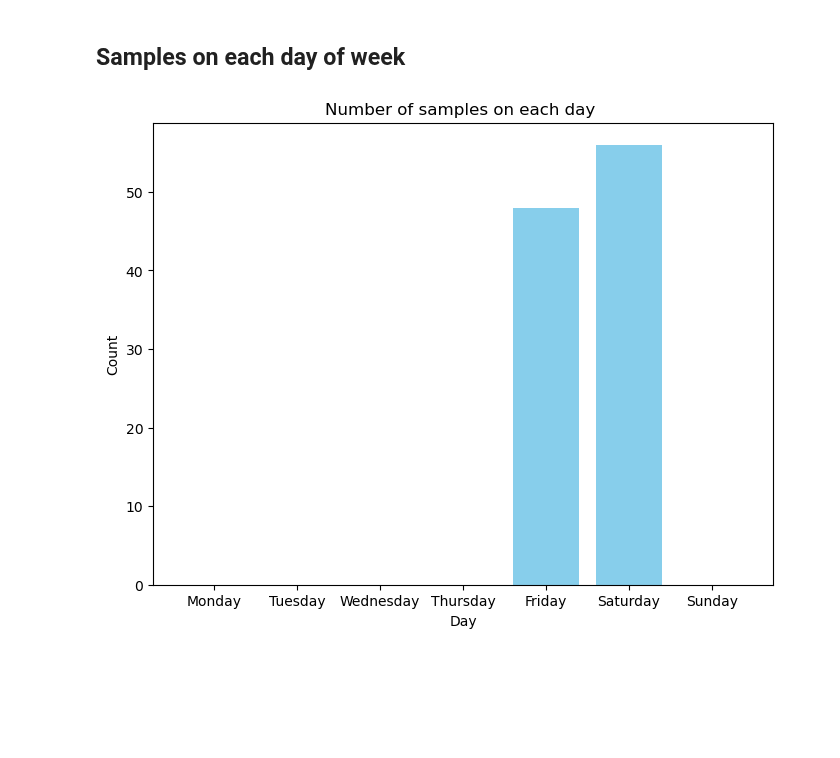
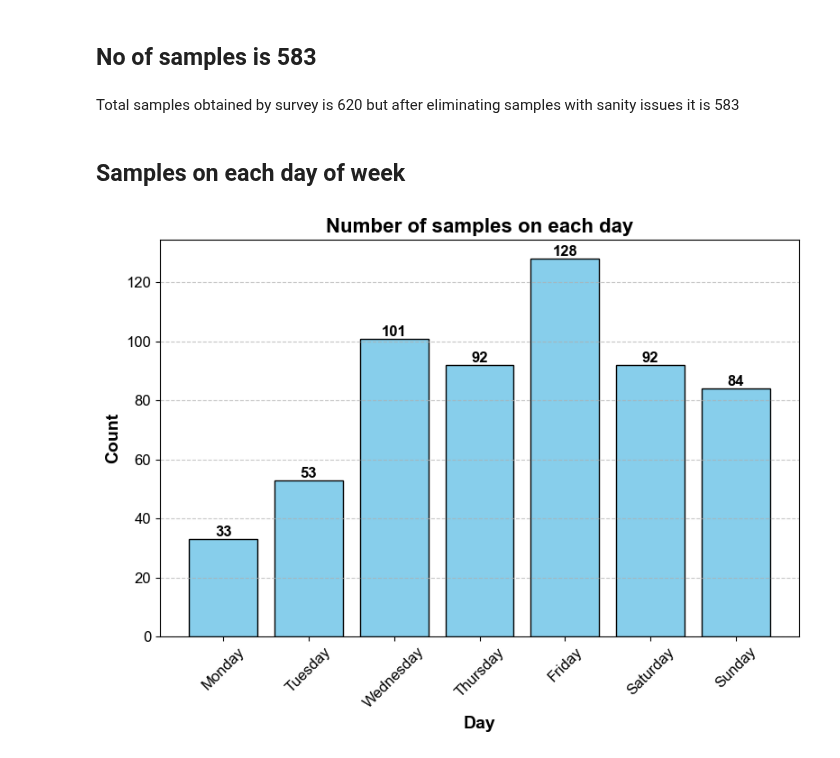
Before and after one commit to Gavaskar24/Metro, a Jupyter notebook: notebook/metro2.ipynb, the cells around one changed output. Drawn from its saved outputs; the diff is of its cells as text; code cells hidden in the pictures; blank space fills up the shorter version.

```diff
--- a/notebook/metro2.ipynb
+++ b/notebook/metro2.ipynb
@@ -9,7 +11,7 @@ import re
 # %%
 file_path='E:/Metro2/raw_data//'
 # file_path='E:/Metro2/artifacts//'
-df=pd.read_csv(file_path+'Metro survey no 2 post-processed data Q12c and Q23 updated (17-05-2024 to 18-05-2023) 104 samples.csv')
+df=pd.read_csv(file_path+'Data.csv')
 # %%
 for column in df.select_dtypes(include='object').columns:
     if re.match(r'^12c\([a-e]\)$', column):
@@ -61,32 +54,61 @@ df = df[df['1'] != 'varad']
 # #     # print(name)
 # #     print(name, round(df[df['1']==name]['comment'].str.contains('perfect').sum()/df[df['1']==name].shape[0] *100,2),df[df['1']==name].shape[0])
 # #     # print('\n')
-# %% [markdown]
-## Samples on each day of week
+# %%
+# Display the output with increased size
+display(HTML(f"<h2>No of samples is {df.shape[0]}</h0>"))
+display(HTML(f"<h0>Total samples obtained by survey is 620 but after eliminating samples with sanity issues it is 583</h0>"))
+# %% [output]
+No of samples is 583
+Total samples obtained by survey is 620 but after eliminating samples with sanity issues it is 583
+# %%
+display(HTML(f"<h2>Samples on each day of week</h2>"))
+# %% [output]
+Samples on each day of week
 # %%
 df['Timestamp'] = pd.to_datetime(df['Timestamp'], format='%d-%m-%Y %H:%M')
 
 # Extract the day of the week (0: Monday, 1: Tuesday, ..., 6: Sunday)
 df['Day_of_Week'] = df['Timestamp'].dt.dayofweek
 
 # Define the labels for days of the week
 day_labels = ['Monday', 'Tuesday', 'Wednesday', 'Thursday', 'Friday', 'Saturday', 'Sunday']
 
 # Count the number of occurrences for each day of the week
 day_counts = df['Day_of_Week'].value_counts().sort_index()
 
 # Ensure day_counts has the same length as day_labels
 day_counts = day_counts.reindex(range(7), fill_value=0)
 
 plt.figure(figsize=(8, 6))
-# Plot a bar chart
-plt.bar(day_labels, day_counts, color='skyblue')
-plt.xlabel('Day')
-plt.ylabel('Count')
-plt.title('Number of samples on each day ')
+
+# Plot a bar chart with enhancements
+bars = plt.bar(day_labels, day_counts, color='skyblue', edgecolor='black')
+
+# Add data labels on top of each bar
+for bar in bars:
+    yval = bar.get_height()
+    plt.text(bar.get_x() + bar.get_width()/2.0, yval, int(yval), ha='center', va='bottom', fontsize=12, fontweight='bold', color='black')
+
+# Add a grid
+plt.grid(axis='y', linestyle='--', alpha=0.7)
+
+# Customize the axes and title
+plt.xlabel('Day', fontsize=14, fontweight='bold')
+plt.ylabel('Count', fontsize=14, fontweight='bold')
+plt.title('Number of samples on each day', fontsize=16, fontweight='bold')
+
+# Optionally, you can rotate the x-axis labels if they are too long
+plt.xticks(rotation=45, fontsize=12)
+plt.yticks(fontsize=12)
+
+# Add some padding to the plot
+plt.tight_layout()
+
+# Show the plot
 plt.show()
 # %% [output]
-[figure, old version]
+[figure, new version]
 # %%
 
 df['Time stamp time'] = pd.to_datetime(df['Timestamp']).apply(lambda x: x.time())
```
Also changed, not shown: parts of 73 cells of this notebook, 2 other files.
